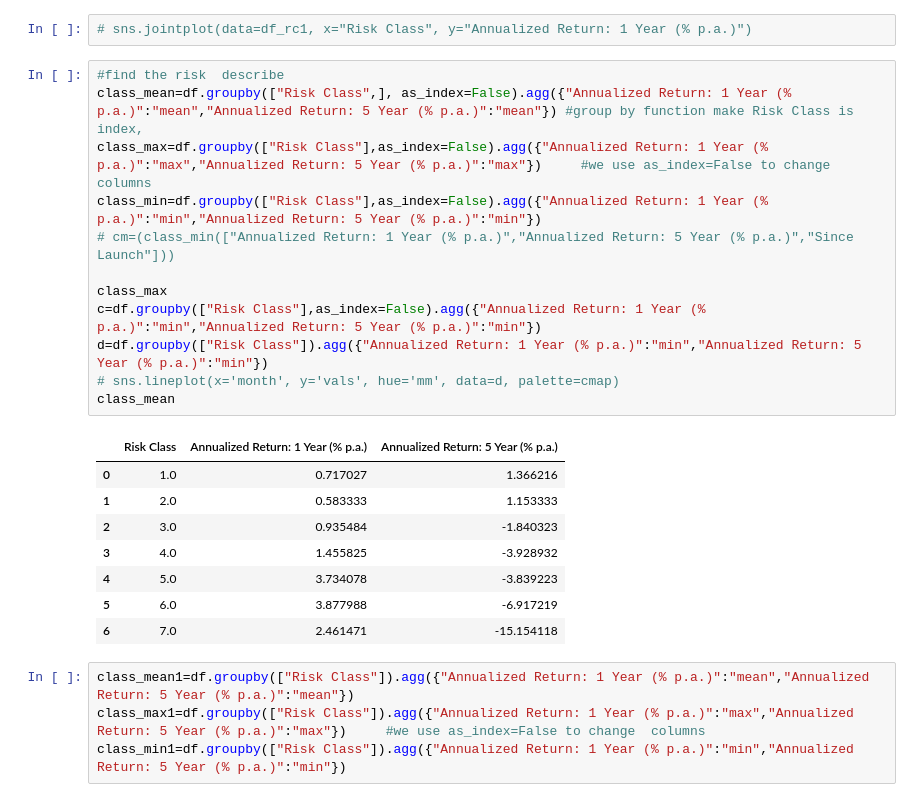
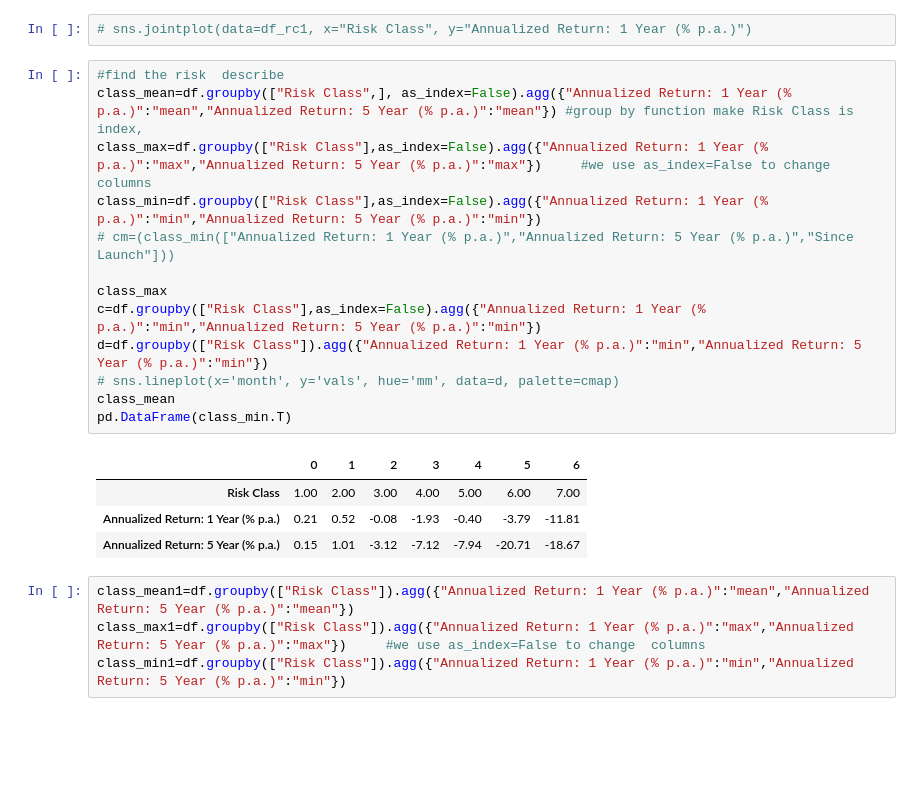
Before and after one commit to Kediane/MPF_ANALYSIS, a Jupyter notebook: virsul.ipynb, the cells around one changed output. Saved outputs shown, nothing was run; the diff lists cells and outputs as text; blank space fills up the shorter version.

```diff
--- a/virsul.ipynb
+++ b/virsul.ipynb
@@ -66,24 +169,21 @@ df_rc
 # %%
 #find the risk  describe
 class_mean=df.groupby(["Risk Class",], as_index=False).agg({"Annualized Return: 1 Year (% p.a.)":"mean","Annualized Return: 5 Year (% p.a.)":"mean"}) #group by function make Risk Class is index,
 class_max=df.groupby(["Risk Class"],as_index=False).agg({"Annualized Return: 1 Year (% p.a.)":"max","Annualized Return: 5 Year (% p.a.)":"max"})     #we use as_index=False to change  columns
 class_min=df.groupby(["Risk Class"],as_index=False).agg({"Annualized Return: 1 Year (% p.a.)":"min","Annualized Return: 5 Year (% p.a.)":"min"})
 # cm=(class_min(["Annualized Return: 1 Year (% p.a.)","Annualized Return: 5 Year (% p.a.)","Since Launch"]))
 
 class_max
 c=df.groupby(["Risk Class"],as_index=False).agg({"Annualized Return: 1 Year (% p.a.)":"min","Annualized Return: 5 Year (% p.a.)":"min"})
 d=df.groupby(["Risk Class"]).agg({"Annualized Return: 1 Year (% p.a.)":"min","Annualized Return: 5 Year (% p.a.)":"min"})
 # sns.lineplot(x='month', y='vals', hue='mm', data=d, palette=cmap)
 class_mean
+pd.DataFrame(class_min.T)
 # %% [output]
-|  | Risk Class | Annualized Return: 1 Year (% p.a.) | Annualized Return: 5 Year (% p.a.) |
-| 0 | 1.0 | 0.717027 | 1.366216 |
-| 1 | 2.0 | 0.583333 | 1.153333 |
-| 2 | 3.0 | 0.935484 | -1.840323 |
-| 3 | 4.0 | 1.455825 | -3.928932 |
-| 4 | 5.0 | 3.734078 | -3.839223 |
-| 5 | 6.0 | 3.877988 | -6.917219 |
-| 6 | 7.0 | 2.461471 | -15.154118 |
+|  | 0 | 1 | 2 | 3 | 4 | 5 | 6 |
+| Risk Class | 1.00 | 2.00 | 3.00 | 4.00 | 5.00 | 6.00 | 7.00 |
+| Annualized Return: 1 Year (% p.a.) | 0.21 | 0.52 | -0.08 | -1.93 | -0.40 | -3.79 | -11.81 |
+| Annualized Return: 5 Year (% p.a.) | 0.15 | 1.01 | -3.12 | -7.12 | -7.94 | -20.71 | -18.67 |
 # %%
 class_mean1=df.groupby(["Risk Class"]).agg({"Annualized Return: 1 Year (% p.a.)":"mean","Annualized Return: 5 Year (% p.a.)":"mean"})
 class_max1=df.groupby(["Risk Class"]).agg({"Annualized Return: 1 Year (% p.a.)":"max","Annualized Return: 5 Year (% p.a.)":"max"})     #we use as_index=False to change  columns
```
Also changed, not shown: parts of 30 cells of this notebook.
